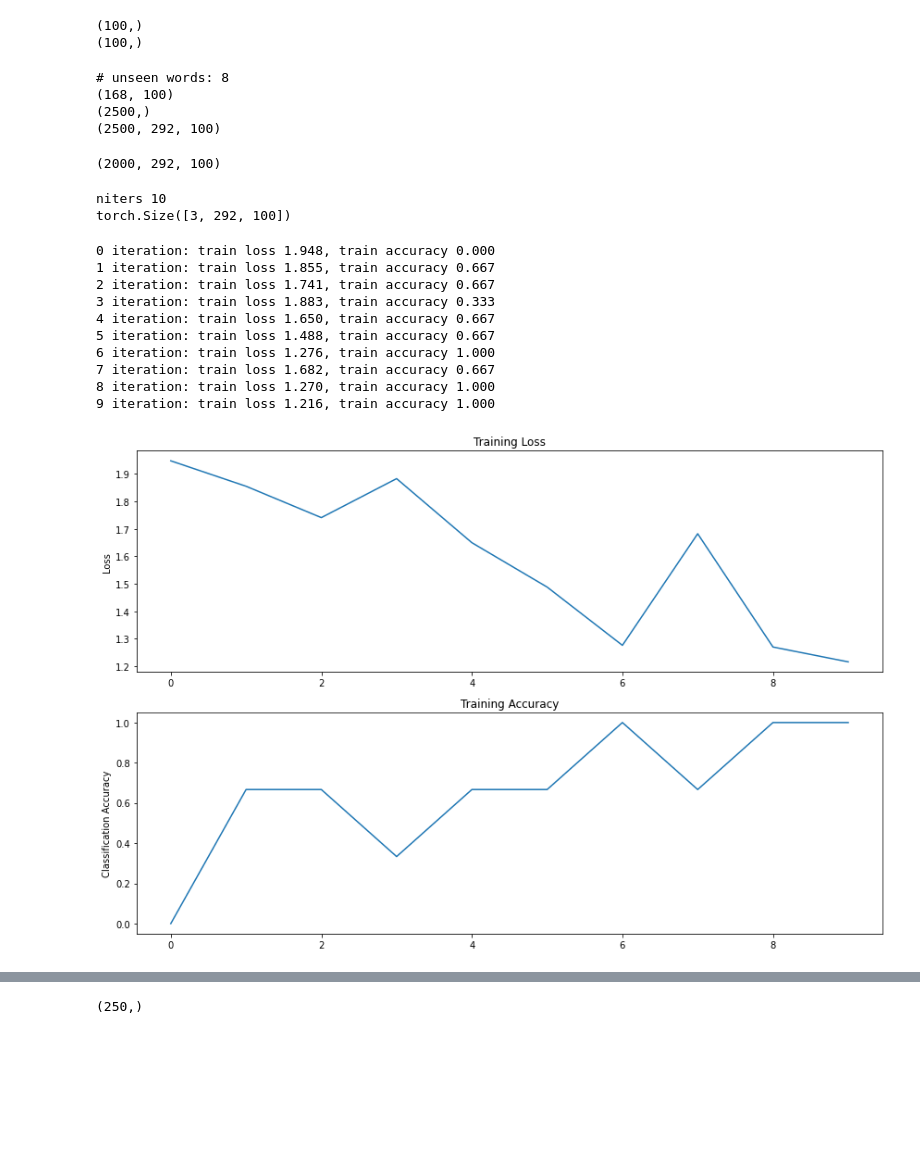
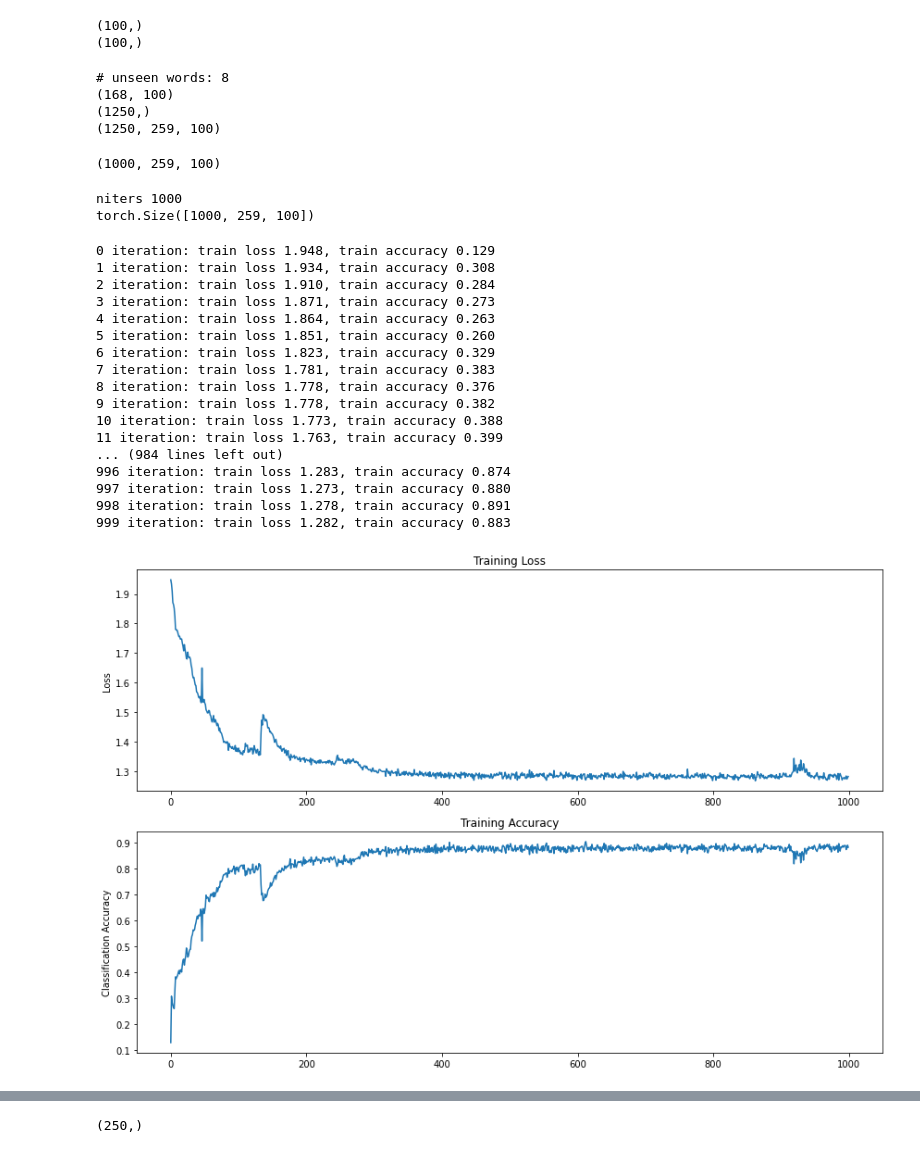
Before and after one commit to clarissaache/DocumentClassifier, a Jupyter notebook: lstmClassifier.ipynb, the cells around one changed output, grey strips where cells are left out. Saved outputs shown, nothing was run; the diff lists cells and outputs as text; code cells hidden in the pictures; blank space fills up the shorter version.

```diff
--- a/lstmClassifier.ipynb
+++ b/lstmClassifier.ipynb
@@ -193,7 +193,7 @@ def applyGlove_corpus(abstract_lemmatized_cleaned,n_document,n_topics):
     X = np.array(list(map(lambda d: np.vstack([d,np.zeros((max_length-len(d),100))]),corpus_embedded)))
     return X
 
-n_document = 2500
+n_document = 1250
 n_topics = 7
 X = applyGlove_corpus(abstract_lemmatized_cleaned,n_document,n_topics)
 # split into training and testing data
@@ -204,12 +204,12 @@ print(np.shape(X))
 # %% [output]
 # unseen words: 8
 (168, 100)
-(2500,)
-(2500, 292, 100)
+(1250,)
+(1250, 259, 100)
 # %%
 print(np.shape(X_train))
 # %% [output]
-(2000, 292, 100)
+(1000, 259, 100)
 # %%
 class myBi_LSTM(nn.Module):
     def __init__(self, embedding_dim, hidden_dim, output_dim,learning_rate=1e-2, device='cpu'):
@@ -308,23 +308,32 @@ class myBi_LSTM(nn.Module):
         return Y_t_class_pred.detach().numpy()
 # %%
 
+# torch.manual_seed(0)
+
 net = myBi_LSTM(embedding_dim=embedding_dim,hidden_dim=50,output_dim=n_topics)
-net.train(X_train[:3],Y_train[:3],n_iters=10)
+net.train(X_train,Y_train,n_iters=1000)
 net.plot_training_progress()
 # %% [output]
-niters 10
-torch.Size([3, 292, 100])
+niters 1000
+torch.Size([1000, 259, 100])
-0 iteration: train loss 1.948, train accuracy 0.000
-1 iteration: train loss 1.855, train accuracy 0.667
-2 iteration: train loss 1.741, train accuracy 0.667
-3 iteration: train loss 1.883, train accuracy 0.333
-4 iteration: train loss 1.650, train accuracy 0.667
-5 iteration: train loss 1.488, train accuracy 0.667
-6 iteration: train loss 1.276, train accuracy 1.000
-7 iteration: train loss 1.682, train accuracy 0.667
-8 iteration: train loss 1.270, train accuracy 1.000
-9 iteration: train loss 1.216, train accuracy 1.000
+0 iteration: train loss 1.948, train accuracy 0.129
+1 iteration: train loss 1.934, train accuracy 0.308
+2 iteration: train loss 1.910, train accuracy 0.284
+3 iteration: train loss 1.871, train accuracy 0.273
+4 iteration: train loss 1.864, train accuracy 0.263
+5 iteration: train loss 1.851, train accuracy 0.260
+6 iteration: train loss 1.823, train accuracy 0.329
+7 iteration: train loss 1.781, train accuracy 0.383
+8 iteration: train loss 1.778, train accuracy 0.376
+9 iteration: train loss 1.778, train accuracy 0.382
+10 iteration: train loss 1.773, train accuracy 0.388
+11 iteration: train loss 1.763, train accuracy 0.399
+... (984 lines left out)
+996 iteration: train loss 1.283, train accuracy 0.874
+997 iteration: train loss 1.273, train accuracy 0.880
+998 iteration: train loss 1.278, train accuracy 0.891
+999 iteration: train loss 1.282, train accuracy 0.883
-[figure, old version]
+[figure, new version]
 # %%
 num2topic = { 0:'CS', 1:'Medical',2:"Civil", 3:"ECE", 4:'biochemistry', 5:"MAE", 6:'Psychology'}
 y_pred= net.predict(X_test)
```
Also changed, not shown: parts of 5 cells of this notebook.
